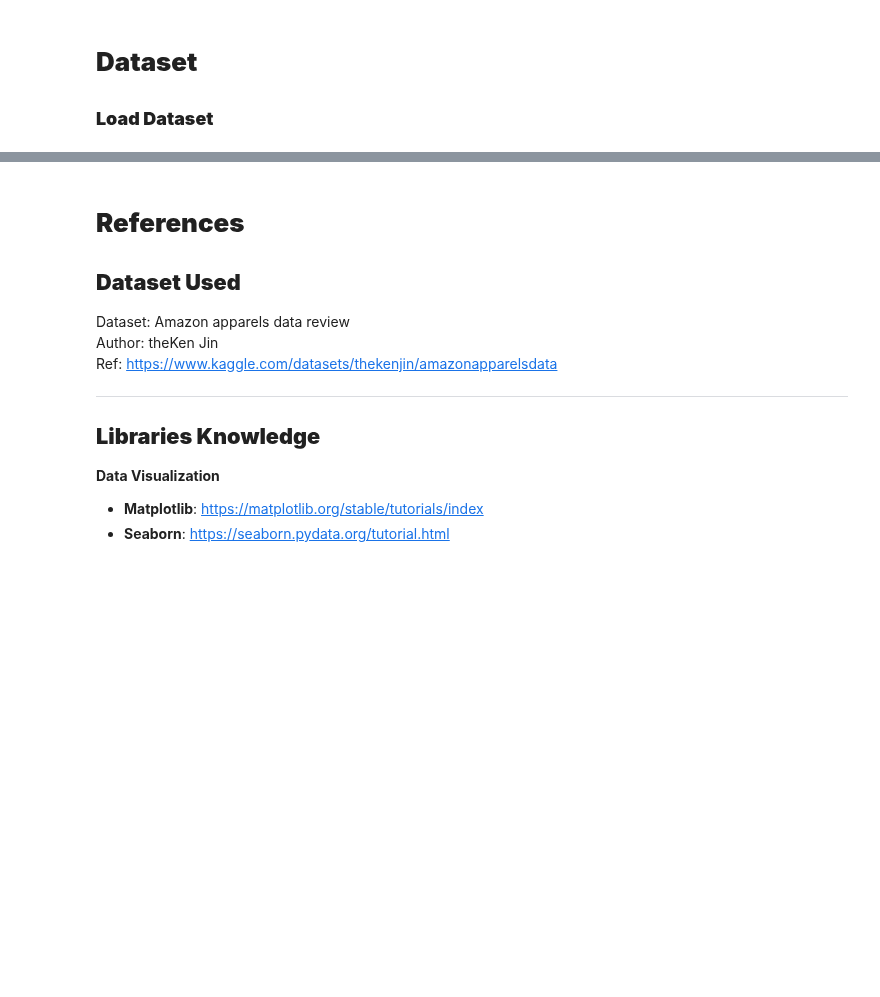
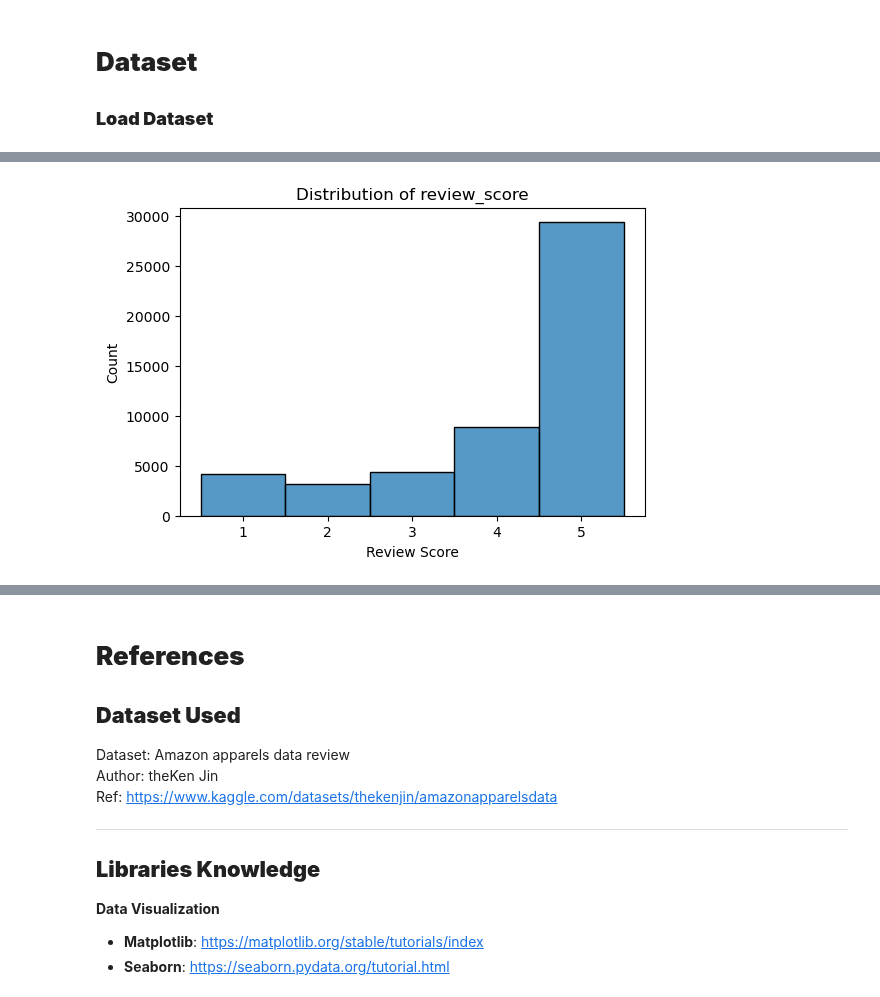
Before and after one commit to royruik/CSI4142_Assignments, a Jupyter notebook: A4/A4_Jupyter_Analysis.ipynb, the cells around one changed output, grey strips where cells are left out. Cells and saved outputs as stored; diff of their text form; code cells hidden in the pictures; blank space fills up the shorter version.

```diff
--- a/A4/A4_Jupyter_Analysis.ipynb
+++ b/A4/A4_Jupyter_Analysis.ipynb
@@ -36,0 +161,87 @@ clothing_review = pd.read_csv("dataset/Clothing-Reviews.csv")
+# %%
+import pandas as pd
+import numpy as np
+import matplotlib.pyplot as plt
+import seaborn as sns
+from sklearn.neighbors import LocalOutlierFactor
+import re
+
+# 1) Load data
+amazon_clothing = pd.read_csv("dataset/Amazon-clothing-info.csv")
+clothing_review = pd.read_csv("dataset/Clothing-Reviews.csv")
+
+# Basic info
+print("== Amazon Clothing Info ==")
+print(amazon_clothing.info(), "\n")
+
+print("== Clothing Reviews ==")
+print(clothing_review.info(), "\n")
+
+# View sample rows
+display(amazon_clothing.head())
+display(clothing_review.head())
+
+# 2) Data Cleaning
+# 2.1 Remove duplicates (asin as unique key)
+amazon_clothing_clean = amazon_clothing.drop_duplicates(subset='asin')
+print(f"Original shape: {amazon_clothing.shape} -> After removing duplicates: {amazon_clothing_clean.shape}\n")
+
+# 2.2 Filter review scores between 1 and 5
+valid_reviews = clothing_review[
+    (clothing_review['review_score'] >= 1) & (clothing_review['review_score'] <= 5)
+]
+print(f"Original reviews shape: {clothing_review.shape} -> After filtering: {valid_reviews.shape}\n")
+
+# 2.3 Check missing values
+print("Missing values in amazon_clothing_clean:")
+print(amazon_clothing_clean.isnull().sum(), "\n")
+
+print("Missing values in valid_reviews:")
+print(valid_reviews.isnull().sum(), "\n")
+
+# Example: fill missing 'review_summary' with 'Unknown'
+if 'review_summary' in valid_reviews.columns:
+    valid_reviews['review_summary'] = valid_reviews['review_summary'].fillna("Unknown")
+
+# 3) Basic EDA
+# Example: distribution of review_score
+plt.figure(figsize=(6,4))
+sns.histplot(valid_reviews['review_score'], bins=5, discrete=True)
+plt.title("Distribution of review_score")
+plt.xlabel("Review Score")
+plt.ylabel("Count")
+plt.show()
+
+# Example: boxplot of review_score
+plt.figure(figsize=(4,3))
+sns.boxplot(y=valid_reviews["review_score"])
+plt.title("Boxplot of review_score")
+plt.show()
+
+# 4) Outlier Detection using LOF
+# Example: using 'review_score' as numeric feature
+filtered_reviews = valid_reviews.dropna(subset=['review_score'])
+
+lof = LocalOutlierFactor(n_neighbors=20, contamination=0.05)
+predictions = lof.fit_predict(filtered_reviews[['review_score']])
+
+filtered_reviews["Outlier"] = (predictions == -1)
+outliers_df = filtered_reviews[filtered_reviews["Outlier"]]
+print(f"Number of detected outliers: {len(outliers_df)}")
+
+# Visualization of LOF results
+plt.figure(figsize=(8,4))
+sns.scatterplot(
+    x=filtered_reviews.index,
+    y=filtered_reviews['review_score'],
+    hue=filtered_reviews["Outlier"].map({False: "Normal", True: "Outlier"})
+)
+plt.title("LOF Outlier Detection on 'review_score'")
+plt.xlabel("Index")
+plt.ylabel("Review Score")
+plt.show()
+
+# Display some outliers if any
+if len(outliers_df) > 0:
+    display(outliers_df.head(10))
+# %% [output]
@@ -36,0 +294 @@ clothing_review = pd.read_csv("dataset/Clothing-Reviews.csv")
+[figure, added]
```
Also changed, not shown: parts of 9 cells of this notebook.
